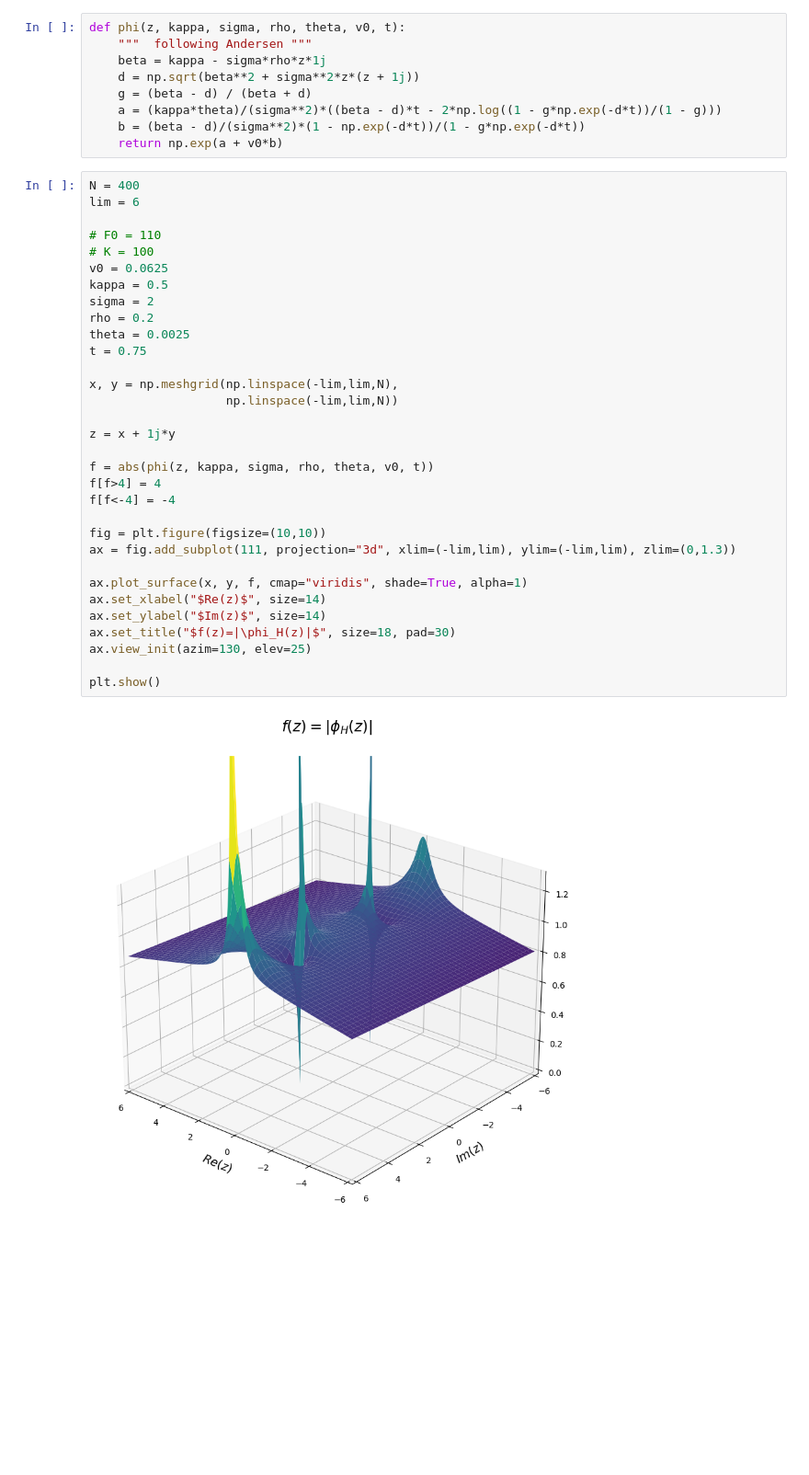
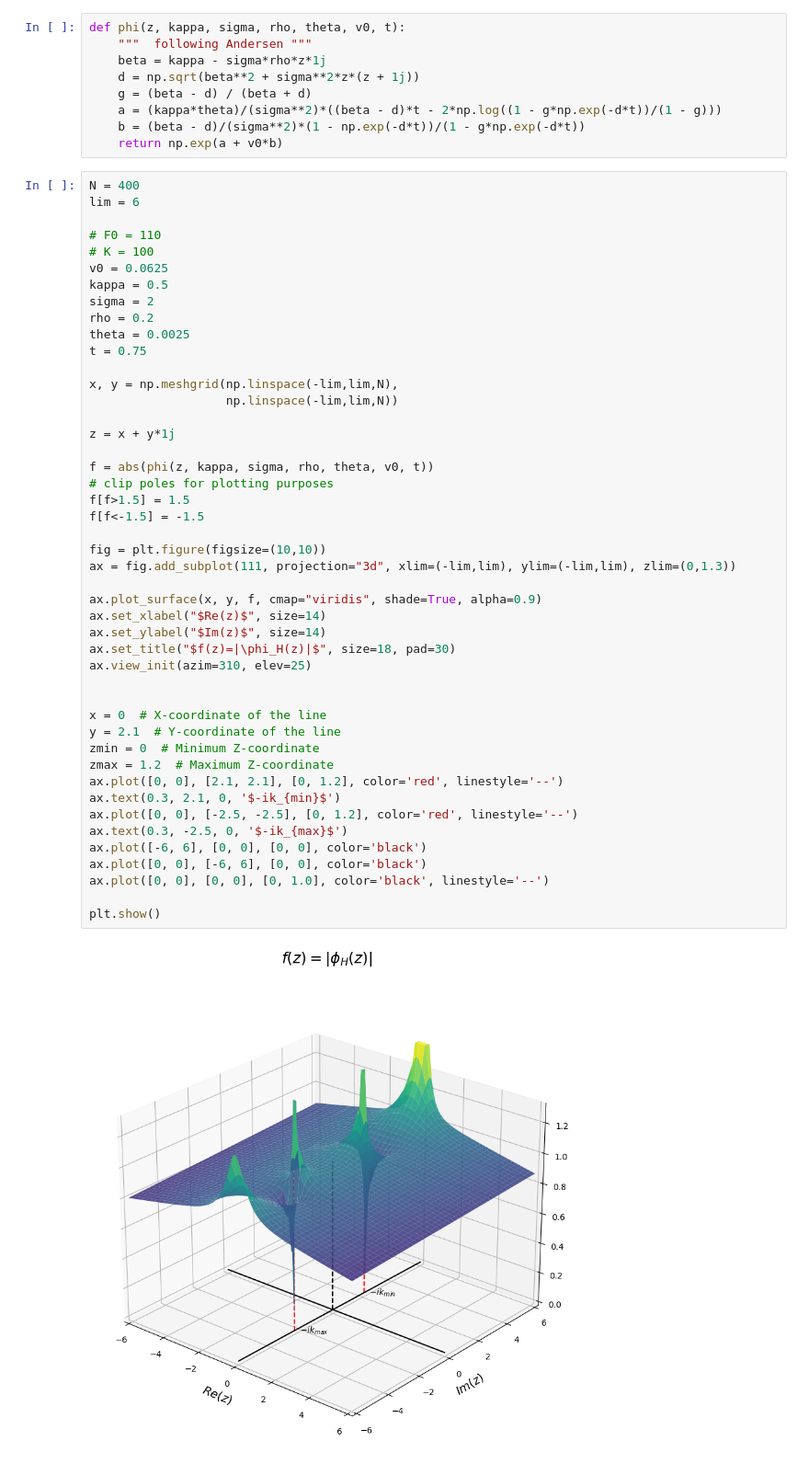
Before and after one commit to kevingivens/Blog, a Jupyter notebook: 2024/Heston/gatheral_demo.ipynb, the cells around one changed output. Shown at 92% size. Drawn from its saved outputs; the diff is of its cells as text; blank space fills up the shorter version.

Commit message:
update heston cf plot

```diff
--- a/2024/Heston/gatheral_demo.ipynb
+++ b/2024/Heston/gatheral_demo.ipynb
@@ -14,34 +14,48 @@ def phi(z, kappa, sigma, rho, theta, v0, t):
 # %%
 N = 400
 lim = 6
 
 # F0 = 110
 # K = 100
 v0 = 0.0625
 kappa = 0.5
 sigma = 2
 rho = 0.2
 theta = 0.0025
 t = 0.75
 
 x, y = np.meshgrid(np.linspace(-lim,lim,N),
                    np.linspace(-lim,lim,N))
 
-z = x + 1j*y
+z = x + y*1j
 
 f = abs(phi(z, kappa, sigma, rho, theta, v0, t))
-f[f>4] = 4
-f[f<-4] = -4
+# clip poles for plotting purposes
+f[f>1.5] = 1.5
+f[f<-1.5] = -1.5
 
 fig = plt.figure(figsize=(10,10))
 ax = fig.add_subplot(111, projection="3d", xlim=(-lim,lim), ylim=(-lim,lim), zlim=(0,1.3))
 
-ax.plot_surface(x, y, f, cmap="viridis", shade=True, alpha=1)
+ax.plot_surface(x, y, f, cmap="viridis", shade=True, alpha=0.9)
 ax.set_xlabel("$Re(z)$", size=14)
 ax.set_ylabel("$Im(z)$", size=14)
 ax.set_title("$f(z)=|\phi_H(z)|$", size=18, pad=30)
-ax.view_init(azim=130, elev=25)
+ax.view_init(azim=310, elev=25)
+
+
+x = 0  # X-coordinate of the line
+y = 2.1  # Y-coordinate of the line
+zmin = 0  # Minimum Z-coordinate
+zmax = 1.2  # Maximum Z-coordinate
+ax.plot([0, 0], [2.1, 2.1], [0, 1.2], color='red', linestyle='--')
+ax.text(0.3, 2.1, 0, '$-ik_{min}$')
+ax.plot([0, 0], [-2.5, -2.5], [0, 1.2], color='red', linestyle='--')
+ax.text(0.3, -2.5, 0, '$-ik_{max}$')
+ax.plot([-6, 6], [0, 0], [0, 0], color='black')
+ax.plot([0, 0], [-6, 6], [0, 0], color='black')
+ax.plot([0, 0], [0, 0], [0, 1.0], color='black', linestyle='--')
 
 plt.show()
 # %% [output]
-[figure, old version]
+[figure, new version]
```
